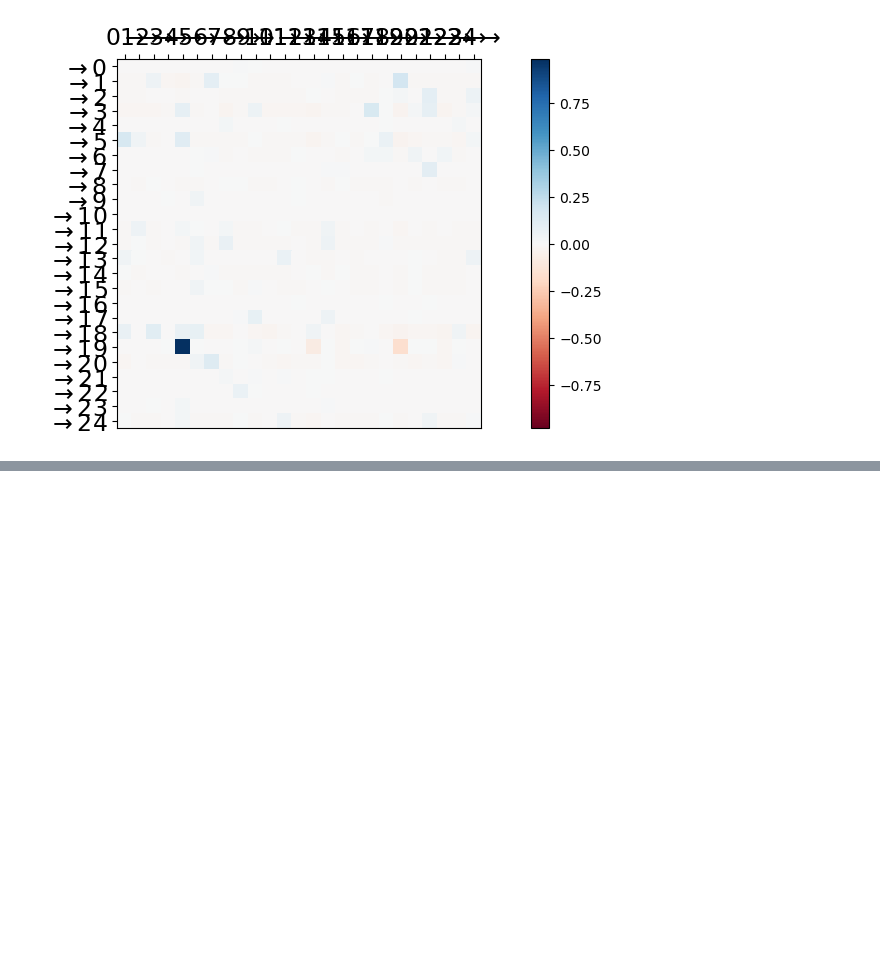
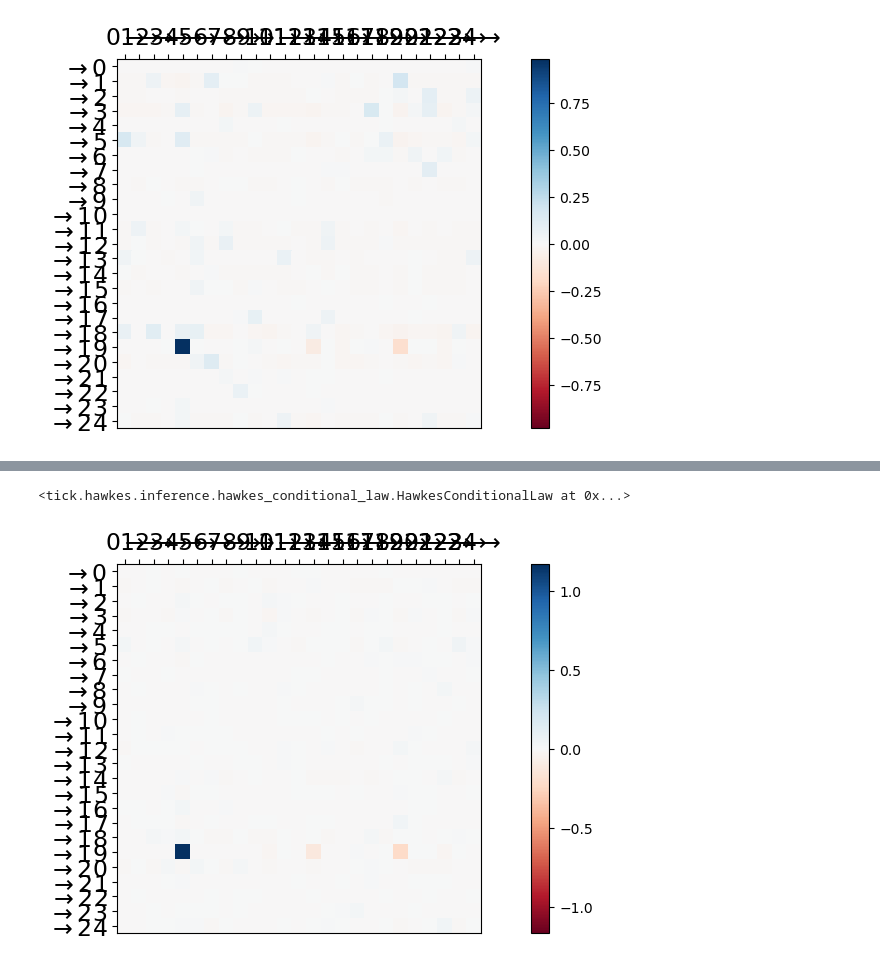
Before and after one commit to yiddle/hawkes-processes, a Jupyter notebook: tick.hawkes-LearningProcesses-NeuroscienceData.ipynb, the cells around one changed output, grey strips where cells are left out. Saved outputs shown, nothing was run; the diff lists cells and outputs as text; code cells hidden in the pictures; blank space fills up the shorter version.

```diff
--- a/tick.hawkes-LearningProcesses-NeuroscienceData.ipynb
+++ b/tick.hawkes-LearningProcesses-NeuroscienceData.ipynb
@@ -62,0 +71,21 @@ hawkes_learner??
+# %%
+import glob
+
+spike_trains_2 = []
+
+for i in range(25):
+    with open('./data/pvc3/neuron_{}.csv'.format(i+1), 'r') as f:
+        spike_trains_2.append(np.array(list(map(lambda l: float(l)/1000, f.readlines())), dtype='float'))
+# %%
+hawkes_learner_2 = HawkesConditionalLaw(
+    claw_method="log", delta_lag=0.1, min_lag=5e-4, max_lag=500,
+    quad_method="log", n_quad=10, min_support=1e-4, max_support=1, n_threads=4)
+
+hawkes_learner_2.fit(spike_trains_2)
+# %% [output]
+<tick.hawkes.inference.hawkes_conditional_law.HawkesConditionalLaw at 0x...>
+# %%
+adjacency_plot = plot_hawkes_kernel_norms(hawkes_learner_2,
+                         node_names=[str(n) for n in nodes])
+# %% [output]
+[figure, added]
```
Also changed, not shown: parts of 6 cells of this notebook, 25 other files.
